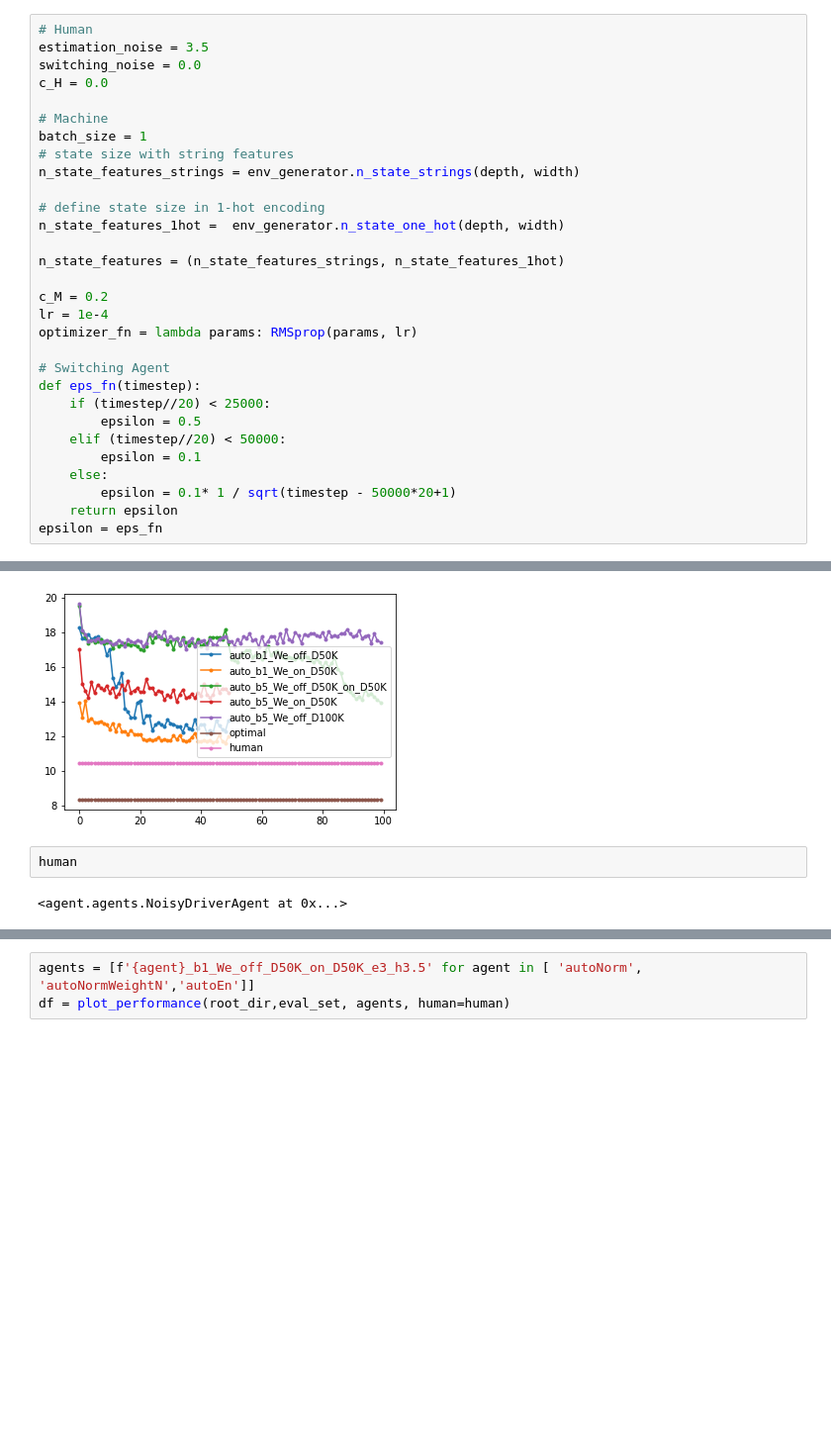
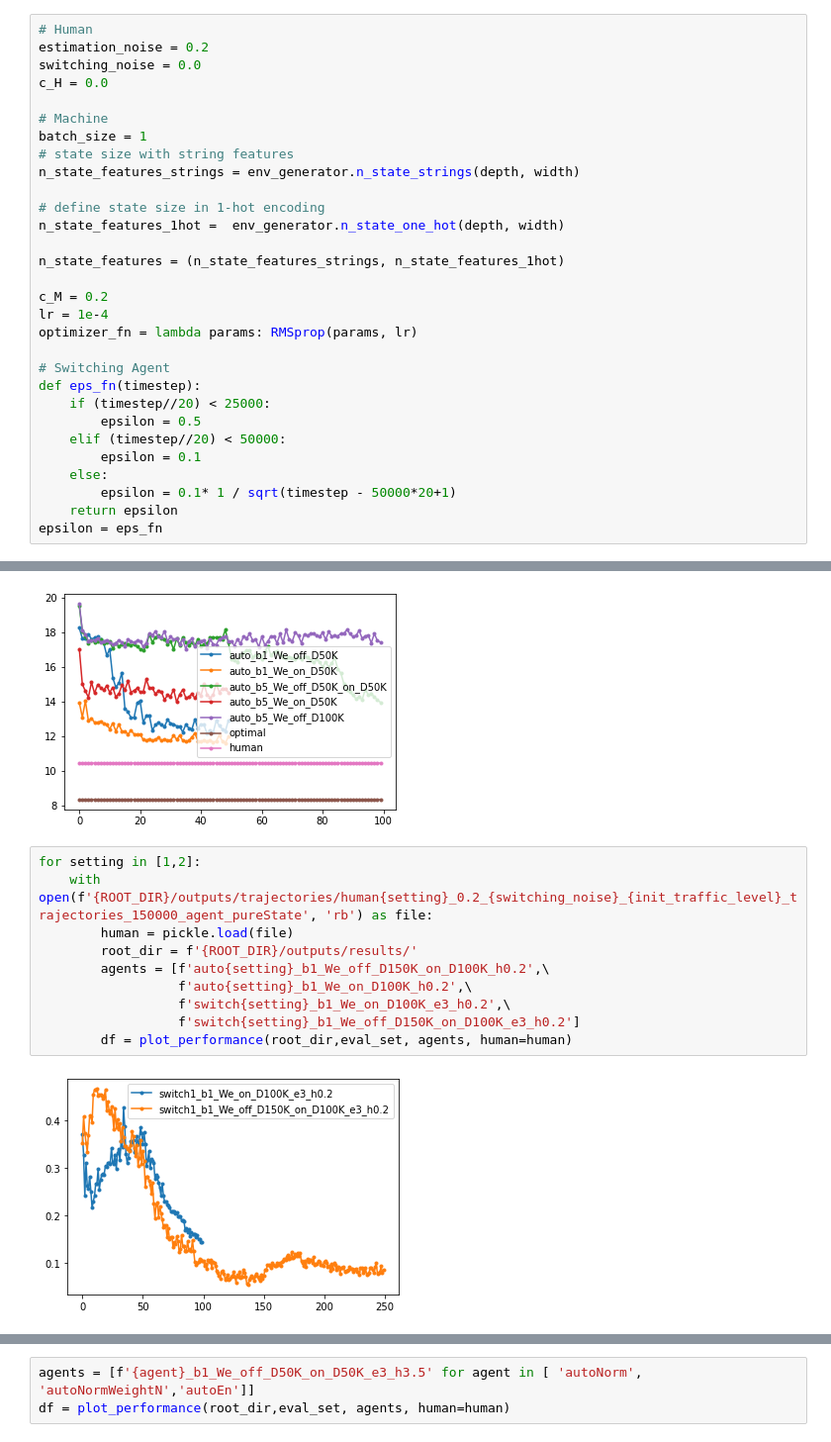
Before and after one commit to ElenStr/human-machine-switching, a Jupyter notebook: run_experiments.ipynb, the cells around one changed output, grey strips where cells are left out. Shown at 99% size. Drawn from its saved outputs; the diff is of its cells as text; blank space fills up the shorter version.

```diff
--- a/run_experiments.ipynb
+++ b/run_experiments.ipynb
@@ -38,7 +38,7 @@ n_actions = 3
 ### Configure Agents
 # %%
 # Human
-estimation_noise = 3.5
+estimation_noise = 0.2
 switching_noise = 0.0
 c_H = 0.0
 
@@ -278,7 +251,15 @@ agents = ['auto_b1_We_off_D50K','auto_b1_We_on_D50K','auto_b5_We_off_D50K_on_D50
 plot_performance(root_dir, eval_set, agents, 8.372, human_c=10.5  )
 # %% [output]
 [figure]
-# %%
-human
-# %% [output]
-<agent.agents.NoisyDriverAgent at 0x...>
+# %%
+for setting in [1,2]:
+    with open(f'{ROOT_DIR}/outputs/trajectories/human{setting}_0.2_{switching_noise}_{init_traffic_level}_trajectories_150000_agent_pureState', 'rb') as file:
+        human = pickle.load(file)
+        root_dir = f'{ROOT_DIR}/outputs/results/'
+        agents = [f'auto{setting}_b1_We_off_D150K_on_D100K_h0.2',\
+                  f'auto{setting}_b1_We_on_D100K_h0.2',\
+                  f'switch{setting}_b1_We_on_D100K_e3_h0.2',\
+                  f'switch{setting}_b1_We_off_D150K_on_D100K_e3_h0.2']
+        df = plot_performance(root_dir,eval_set, agents, human=human)
+# %% [output]
+[figure, added]
```
Also changed, not shown: parts of 24 cells of this notebook.
